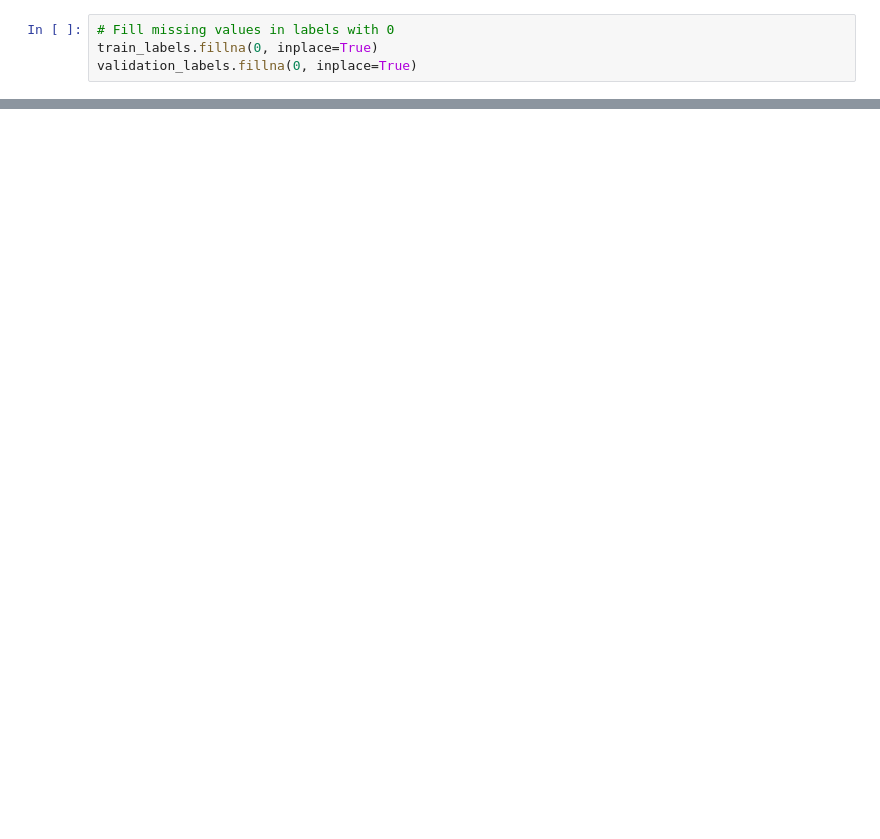
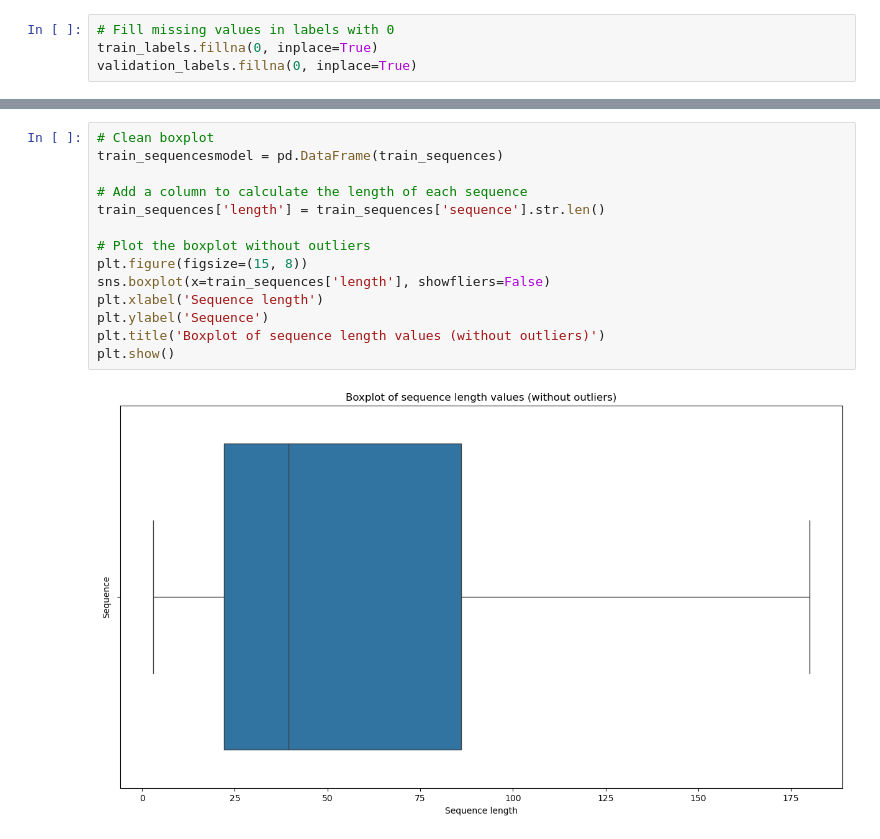
Before and after one commit to yamellmejia/Project-4, a Jupyter notebook: Untitled.ipynb, the cells around one changed output, grey strips where cells are left out. Drawn from its saved outputs; the diff is of its cells as text; blank space fills up the shorter version.

```diff
--- a/Untitled.ipynb
+++ b/Untitled.ipynb
@@ -216,0 +239,16 @@ plt.show()
+# %%
+# Clean boxplot
+train_sequencesmodel = pd.DataFrame(train_sequences)
+
+# Add a column to calculate the length of each sequence
+train_sequences['length'] = train_sequences['sequence'].str.len()
+
+# Plot the boxplot without outliers
+plt.figure(figsize=(15, 8))
+sns.boxplot(x=train_sequences['length'], showfliers=False)
+plt.xlabel('Sequence length')
+plt.ylabel('Sequence')
+plt.title('Boxplot of sequence length values (without outliers)')
+plt.show()
+# %% [output]
+[figure, added]
```
Also changed, not shown: parts of 11 cells of this notebook, 1 other file.
